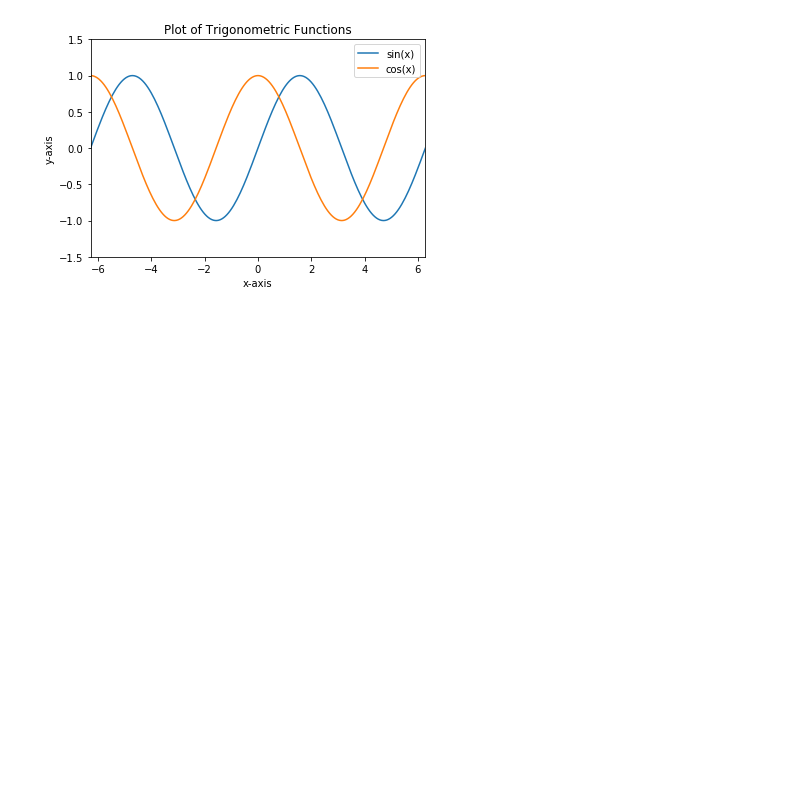
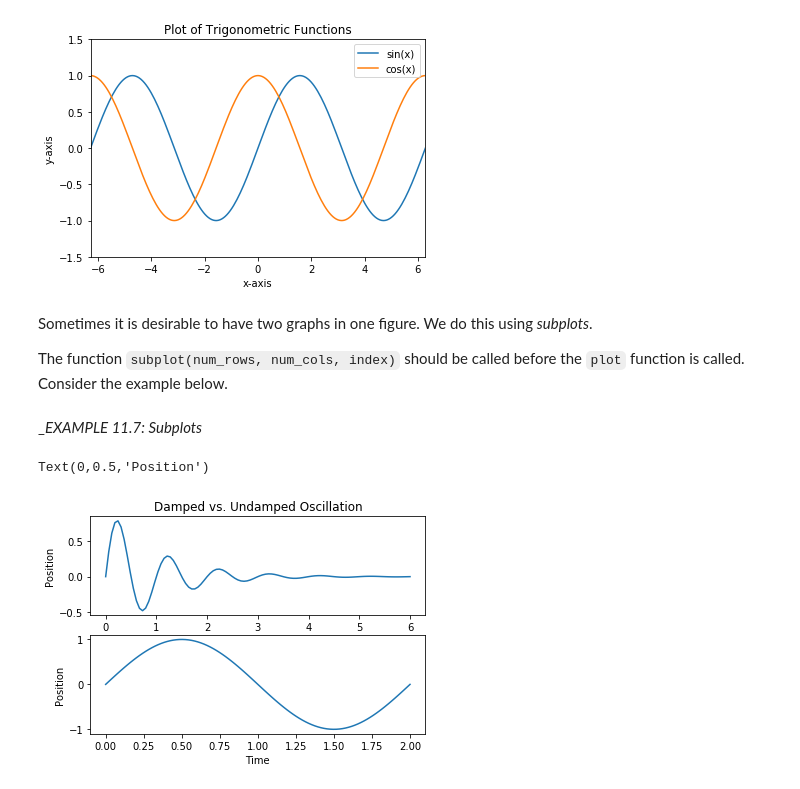
Before and after one commit to qingkaikong/E7-Textbook, a Jupyter notebook: codes/chapter11.01-2D-plotting.ipynb, the cells around one changed output. Saved outputs shown, nothing was run; the diff lists cells and outputs as text; code cells hidden in the pictures; blank space fills up the shorter version.

```diff
--- a/codes/chapter11.01-2D-plotting.ipynb
+++ b/codes/chapter11.01-2D-plotting.ipynb
@@ -124,3 +124,33 @@ axes.set_ylim([-1.5, 1.5])
 # %% [output]
 (-1.5, 1.5)
 [figure]
+# %% [markdown]
+Sometimes it is desirable to have two graphs in one figure. We do this using _subplots_. <br>
+
+The function `subplot(num_rows, num_cols, index)` should be called before the `plot` function is called. Consider the example below.
+# %% [markdown]
+__EXAMPLE 11.7: Subplots_
+# %%
+import numpy as np
+import matplotlib.pyplot as plt
+from math import pi
+
+x1 = np.linspace(0, 6, 100)
+y1 = np.exp(-x1) * np.sin(2 * pi * x1)
+
+x2 = np.linspace(0, 2, 100)
+y2 = np.sin(pi * x2)
+
+plt.subplot(2, 1, 1) # 2 by 1 subplot - the 1st (top) plot
+plt.plot(x1, y1, '-')
+plt.title('Damped vs. Undamped Oscillation')
+plt.xlabel('Time')
+plt.ylabel('Position')
+
+plt.subplot(2, 1, 2) # 2 by 1 subplot - the 2nd (bottom) plot
+plt.plot(x2, y2, '-')
+plt.xlabel('Time')
+plt.ylabel('Position')
+# %% [output]
+Text(0,0.5,'Position')
+[figure, added]
```
Also changed, not shown: parts of 3 cells of this notebook.
